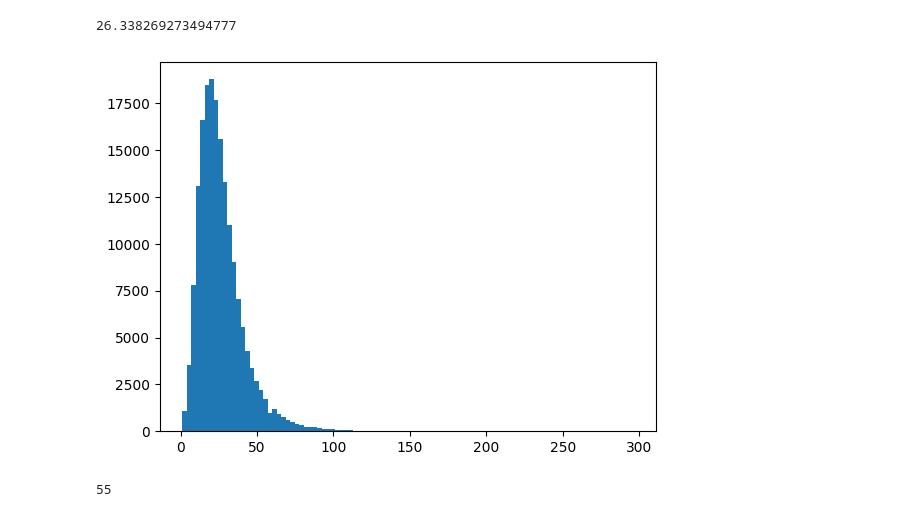
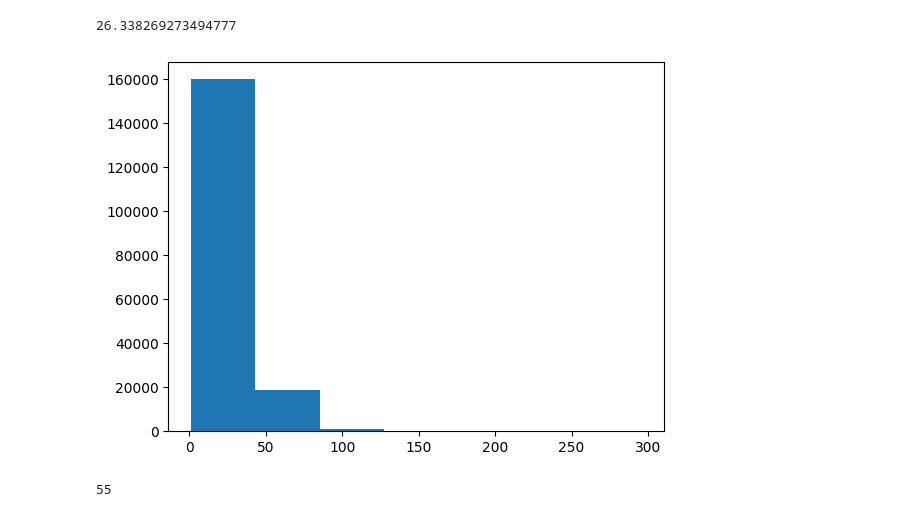
Before and after one commit to miller00315/ia_studies, a Jupyter notebook: milestone_project_skim_nlp_lit.ipynb, the cells around one changed output. Cells and saved outputs as stored; diff of their text form; code cells hidden in the pictures.

```diff
--- a/milestone_project_skim_nlp_lit.ipynb
+++ b/milestone_project_skim_nlp_lit.ipynb
@@ -61,19 +58,22 @@ And one of the best ways to become one with the data is to...
 
 So with that in mind, let's write a function to read in all of the lines of a target text file.
 # %%
+
 # Create function to read the lines of a document
-
 def get_lines(filename):
   """
   Reads filename (a text file) and returns the lines of text as a list.
 
   Args:
-    filename: a string containing the target filepath.
+      filename: a string containing the target filepath to read.
 
   Returns:
-    A list of strings with one string per line from the target filename.
+      A list of strings with one string per line from the target filename.
+      For example:
+      ["this is the first line of filename",
+       "this is the second line of filename",
+       "..."]
   """
-
   with open(filename, "r") as f:
     return f.readlines()
 # %%
@@ -160,12 +195,9 @@ def preprocess_text_with_line_numbers(filename):
   return abstract_samples
 # %%
-# get data from file and preprocess it
+# Get data from file and preprocess it
 %%time
-train_samples = preprocess_text_with_line_numbers(filenames[1])
-
-val_samples = preprocess_text_with_line_numbers(filenames[2])
-
-test_samples = preprocess_text_with_line_numbers(filenames[0])
-
+train_samples = preprocess_text_with_line_numbers(data_dir + "/" + "train.txt")
+val_samples = preprocess_text_with_line_numbers(data_dir + "/" + "dev.txt") # dev is another name for validation set
+test_samples = preprocess_text_with_line_numbers(data_dir + "/" + "test.txt")
 len(train_samples), len(val_samples), len(test_samples)
 # %% [output]
@@ -443,8 +460,8 @@ avg_sent_len
 # %%
 # What's the distribution look like?
 
 import matplotlib.pyplot as plt
-plt.hist(sent_lens, bins=100);
+plt.hist(sent_lens, bins=7);
 # %% [output]
-[figure, old version]
+[figure, new version]
 # %%
```
Also changed, not shown: parts of 43 cells of this notebook.
